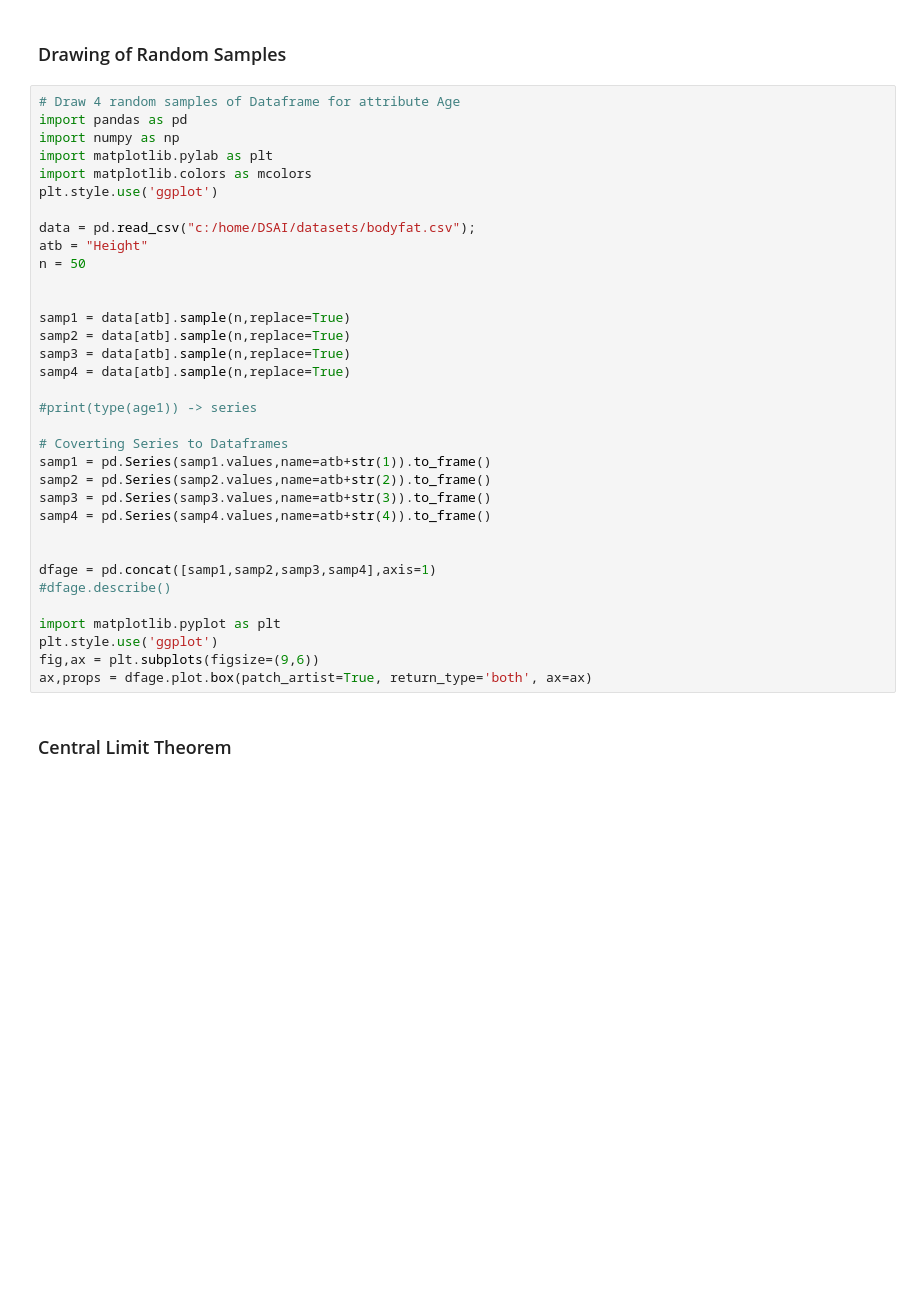
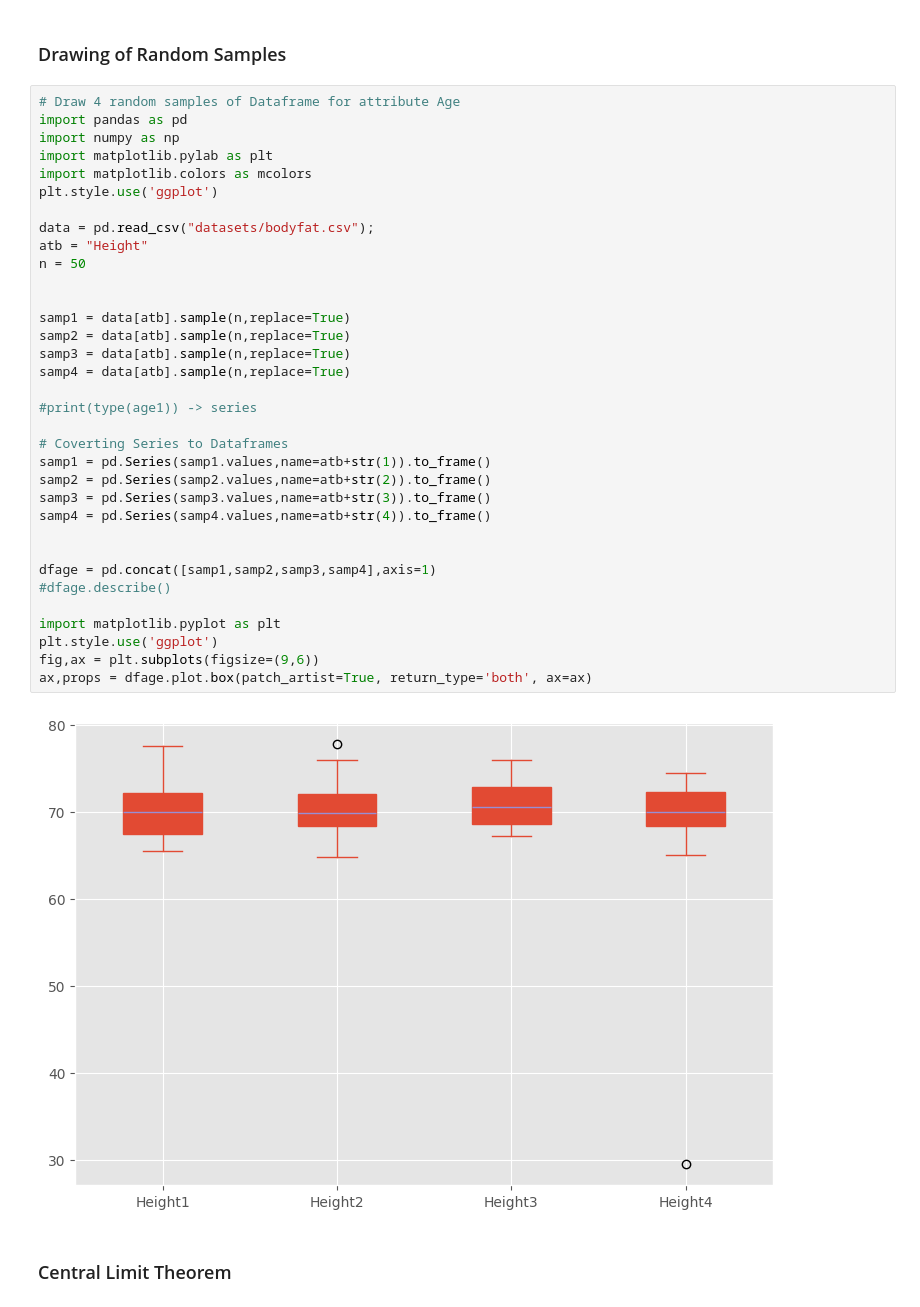
Before and after one commit to Schnitzel5/jupyter-notebook, a Jupyter notebook: StatisticsII.ipynb, the cells around one changed output. Drawn from its saved outputs; the diff is of its cells as text; blank space fills up the shorter version.

```diff
--- a/StatisticsII.ipynb
+++ b/StatisticsII.ipynb
@@ -39,34 +39,36 @@ import pandas as pd
 import numpy as np
 import matplotlib.pylab as plt
 import matplotlib.colors as mcolors
 plt.style.use('ggplot')
 
-data = pd.read_csv("c:/home/DSAI/datasets/bodyfat.csv");
+data = pd.read_csv("datasets/bodyfat.csv");
 atb = "Height"
 n = 50
 
 
 samp1 = data[atb].sample(n,replace=True)
 samp2 = data[atb].sample(n,replace=True)
 samp3 = data[atb].sample(n,replace=True)
 samp4 = data[atb].sample(n,replace=True)
 
 #print(type(age1)) -> series
 
 # Coverting Series to Dataframes
 samp1 = pd.Series(samp1.values,name=atb+str(1)).to_frame()
 samp2 = pd.Series(samp2.values,name=atb+str(2)).to_frame()
 samp3 = pd.Series(samp3.values,name=atb+str(3)).to_frame()
 samp4 = pd.Series(samp4.values,name=atb+str(4)).to_frame()
 
 
 dfage = pd.concat([samp1,samp2,samp3,samp4],axis=1)
 #dfage.describe()
 
 import matplotlib.pyplot as plt
 plt.style.use('ggplot')
 fig,ax = plt.subplots(figsize=(9,6))
 ax,props = dfage.plot.box(patch_artist=True, return_type='both', ax=ax)
+# %% [output]
+[figure, added]
 # %% [markdown]
 ### Central Limit Theorem
 # %%
```
Also changed, not shown: parts of 4 cells of this notebook.
